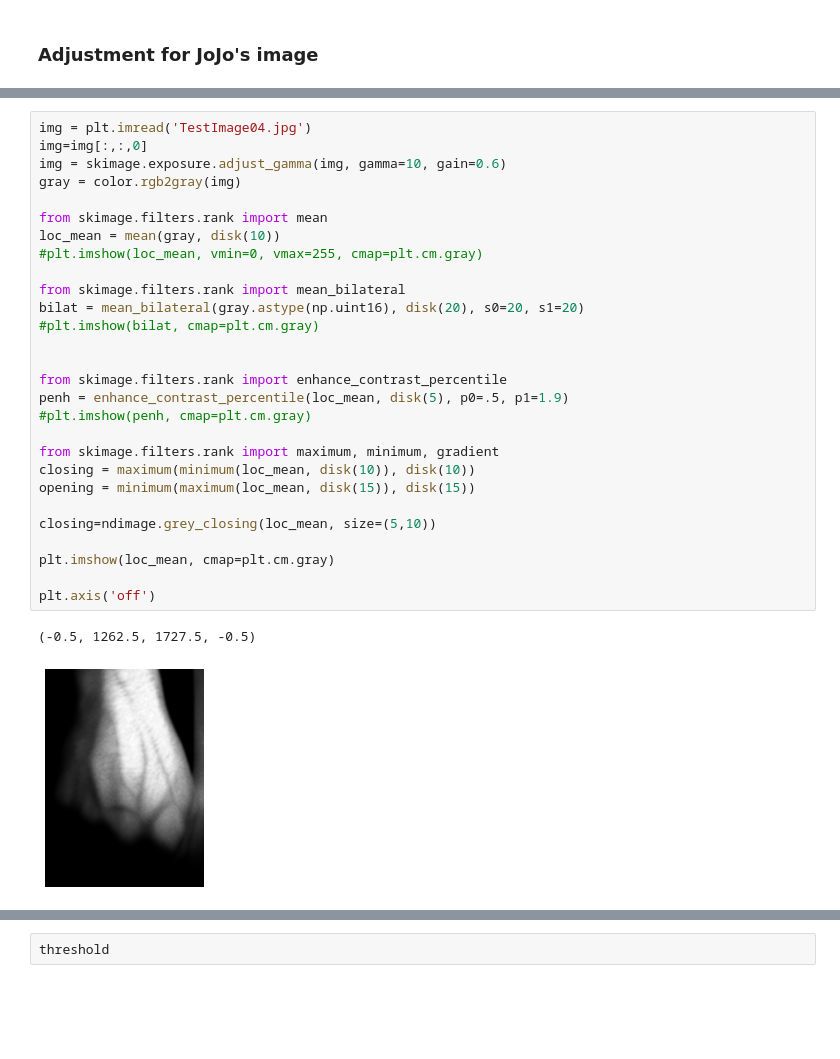
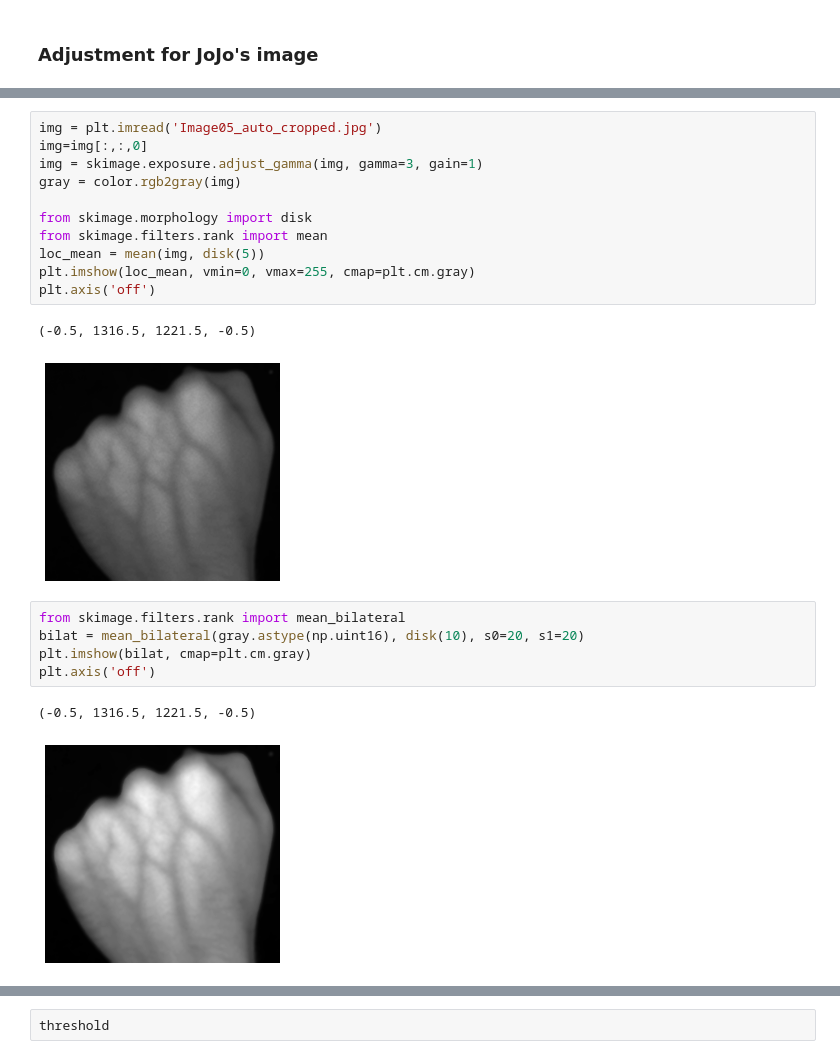
Before and after one commit to Jstambaugh00/BMESeniorDesignTeam7, a Jupyter notebook: UpdatedImageProcessing.ipynb, the cells around one changed output, grey strips where cells are left out. Cells and saved outputs as stored; diff of their text form; blank space fills up the shorter version.

```diff
--- a/UpdatedImageProcessing.ipynb
+++ b/UpdatedImageProcessing.ipynb
@@ -51,31 +51,22 @@ plt.axis('off')
-# %%
-img = plt.imread('TestImage04.jpg')
-img=img[:,:,0]
-img = skimage.exposure.adjust_gamma(img, gamma=10, gain=0.6)
-gray = color.rgb2gray(img)
-
-from skimage.filters.rank import mean
-loc_mean = mean(gray, disk(10))
-#plt.imshow(loc_mean, vmin=0, vmax=255, cmap=plt.cm.gray)
-
-from skimage.filters.rank import mean_bilateral
-bilat = mean_bilateral(gray.astype(np.uint16), disk(20), s0=20, s1=20)
-#plt.imshow(bilat, cmap=plt.cm.gray)
-
-
-from skimage.filters.rank import enhance_contrast_percentile
-penh = enhance_contrast_percentile(loc_mean, disk(5), p0=.5, p1=1.9)
-#plt.imshow(penh, cmap=plt.cm.gray)
-
-from skimage.filters.rank import maximum, minimum, gradient
-closing = maximum(minimum(loc_mean, disk(10)), disk(10))
-opening = minimum(maximum(loc_mean, disk(15)), disk(15))
-
-closing=ndimage.grey_closing(loc_mean, size=(5,10))
-
-plt.imshow(loc_mean, cmap=plt.cm.gray)
-
-plt.axis('off')
-# %% [output]
-(-0.5, 1262.5, 1727.5, -0.5)
-[figure, removed]
+# %%
+img = plt.imread('Image05_auto_cropped.jpg')
+img=img[:,:,0]
+img = skimage.exposure.adjust_gamma(img, gamma=3, gain=1)
+gray = color.rgb2gray(img)
+
+from skimage.morphology import disk
+from skimage.filters.rank import mean
+loc_mean = mean(img, disk(5))
+plt.imshow(loc_mean, vmin=0, vmax=255, cmap=plt.cm.gray)
+plt.axis('off')
+# %% [output]
+(-0.5, 1316.5, 1221.5, -0.5)
+[figure, added]
+# %%
+from skimage.filters.rank import mean_bilateral
+bilat = mean_bilateral(gray.astype(np.uint16), disk(10), s0=20, s1=20)
+plt.imshow(bilat, cmap=plt.cm.gray)
+plt.axis('off')
+# %% [output]
+(-0.5, 1316.5, 1221.5, -0.5)
+[figure, added]
```
Also changed, not shown: parts of 8 cells of this notebook, 2 other files.
